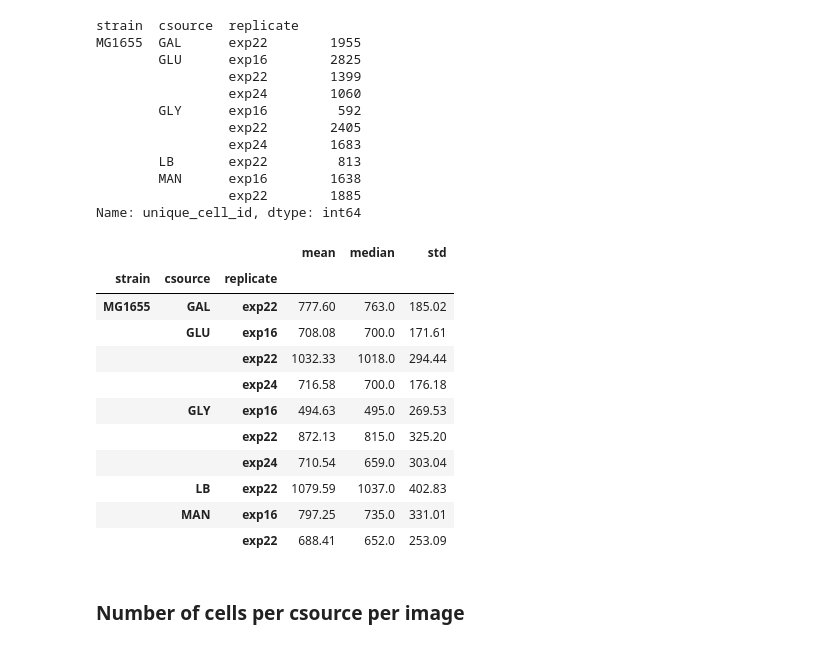
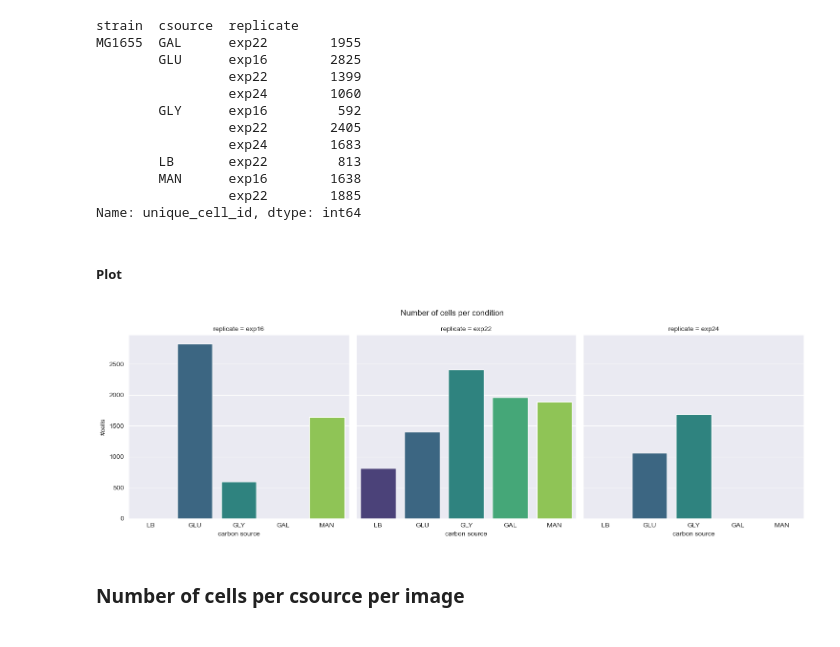
Before and after one commit to LaToyaVanderB/Ecoli_smFISH, a Jupyter notebook: src/06-plot-results.ipynb, the cells around one changed output. Cells and saved outputs as stored; diff of their text form; code cells hidden in the pictures.

```diff
--- a/src/06-plot-results.ipynb
+++ b/src/06-plot-results.ipynb
@@ -312,21 +312,17 @@ MG1655  GAL      exp22        1955
         MAN      exp16        1638
                  exp22        1885
 Name: unique_cell_id, dtype: int64
-# %%
-df_records.groupby(['strain', 'csource', 'replicate'])['area'].agg(['mean', 'median', 'std'])
-# %% [output]
-|  |  |  | mean | median | std |
-| strain | csource | replicate |  |  |  |
-| MG1655 | GAL | exp22 | 777.60 | 763.0 | 185.02 |
-|  | GLU | exp16 | 708.08 | 700.0 | 171.61 |
-|  |  | exp22 | 1032.33 | 1018.0 | 294.44 |
-|  |  | exp24 | 716.58 | 700.0 | 176.18 |
-|  | GLY | exp16 | 494.63 | 495.0 | 269.53 |
-|  |  | exp22 | 872.13 | 815.0 | 325.20 |
-|  |  | exp24 | 710.54 | 659.0 | 303.04 |
-|  | LB | exp22 | 1079.59 | 1037.0 | 402.83 |
-|  | MAN | exp16 | 797.25 | 735.0 | 331.01 |
-|  |  | exp22 | 688.41 | 652.0 | 253.09 |
+# %% [markdown]
+##### Plot
+# %%
+g = sns.catplot(pd.DataFrame(df_records.groupby(['strain', 'csource', 'replicate'])['unique_cell_id'].agg('count')).reset_index(),
+            col='replicate', col_order=replicates_ordered,
+            kind='bar', x='csource', order=csources_ordered, y='unique_cell_id', hue='csource', palette=palette_csource)
+g.set(xlabel='carbon source', ylabel='#cells')
+g.fig.suptitle('Number of cells per condition')
+plt.tight_layout();
+# %% [output]
+[figure, added]
 # %% [markdown]
 ### Number of cells per csource per image
 # %%
```
Also changed, not shown: parts of 55 cells of this notebook, 1 other file.
